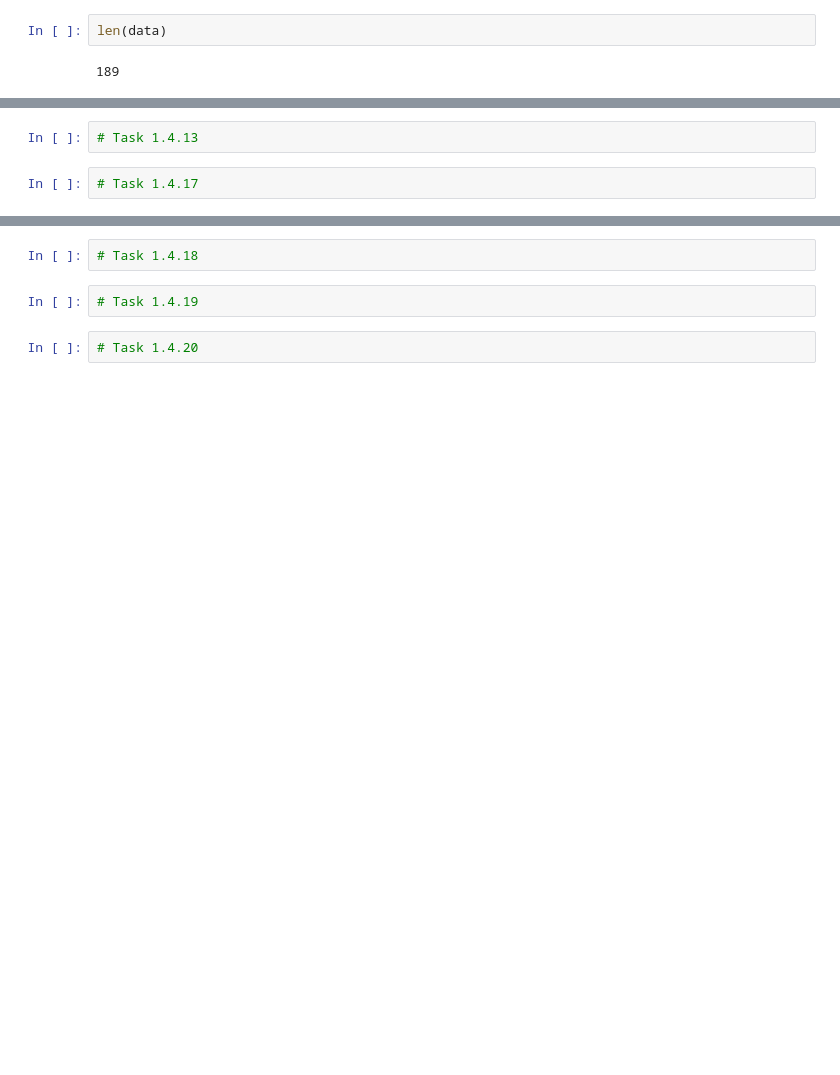
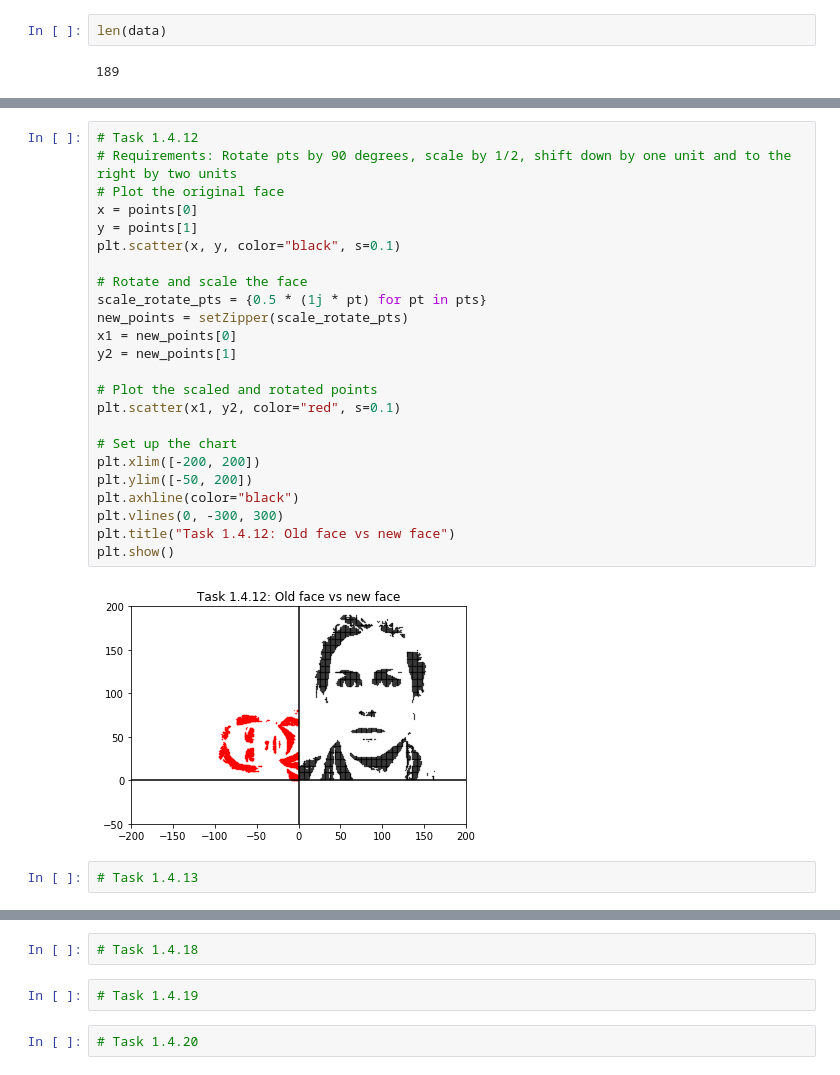
Before and after one commit to gkarp/coding_the_matrix, a Jupyter notebook: chapter1.ipynb, the cells around one changed output, grey strips where cells are left out. Saved outputs shown, nothing was run; the diff lists cells and outputs as text; blank space fills up the shorter version.

```diff
--- a/chapter1.ipynb
+++ b/chapter1.ipynb
@@ -200,4 +227,28 @@ len(data)
+# %%
+# Task 1.4.12
+# Requirements: Rotate pts by 90 degrees, scale by 1/2, shift down by one unit and to the right by two units
+# Plot the original face
+x = points[0]
+y = points[1]
+plt.scatter(x, y, color="black", s=0.1)
+
+# Rotate and scale the face
+scale_rotate_pts = {0.5 * (1j * pt) for pt in pts}
+new_points = setZipper(scale_rotate_pts)
+x1 = new_points[0]
+y2 = new_points[1]
+
+# Plot the scaled and rotated points
+plt.scatter(x1, y2, color="red", s=0.1)
+
+# Set up the chart
+plt.xlim([-200, 200])
+plt.ylim([-50, 200])
+plt.axhline(color="black")
+plt.vlines(0, -300, 300)
+plt.title("Task 1.4.12: Old face vs new face")
+plt.show()
+# %% [output]
+[figure, added]
 # %%
 # Task 1.4.13
-# %%
-# Task 1.4.17
```
Also changed, not shown: parts of 10 cells of this notebook.
